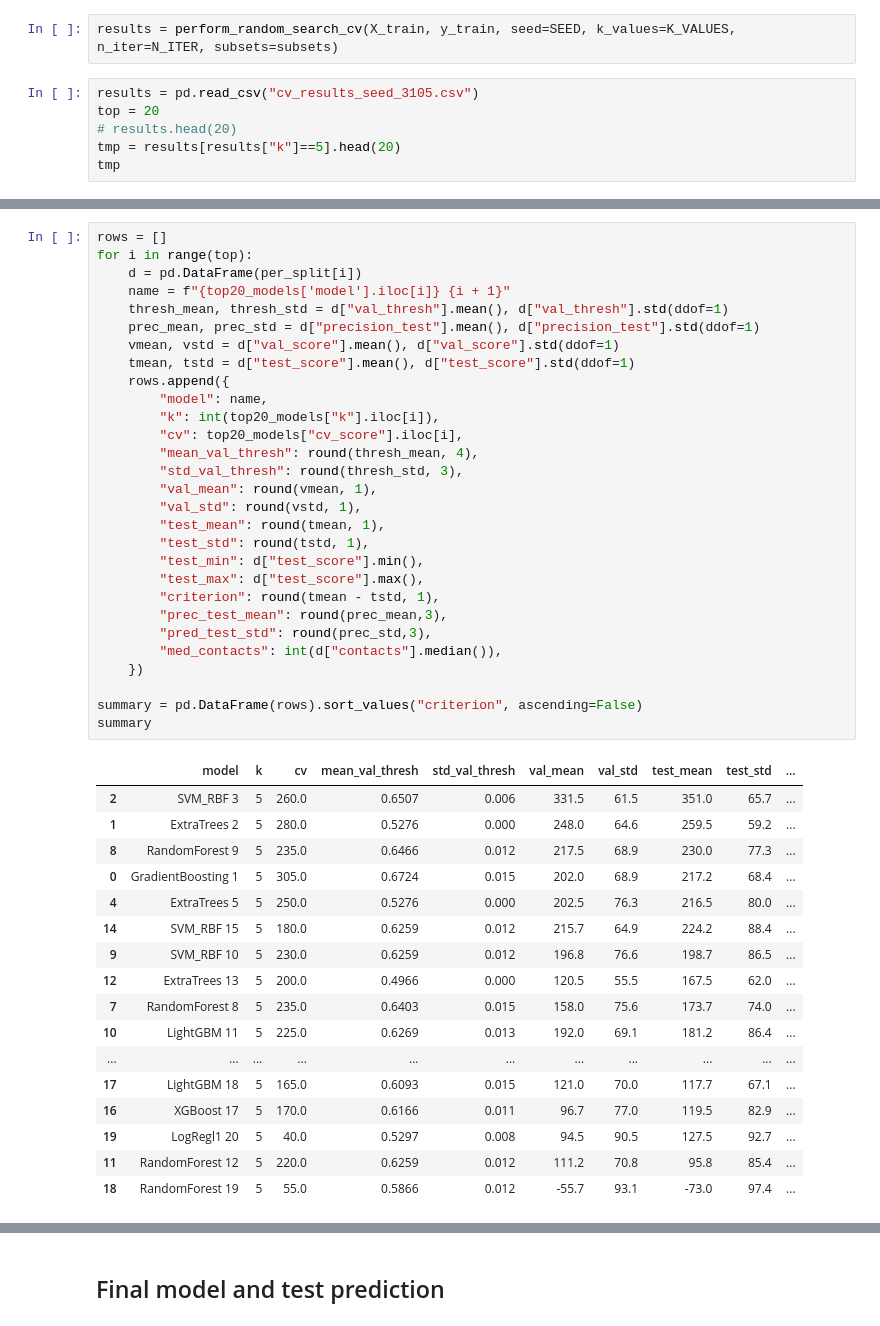
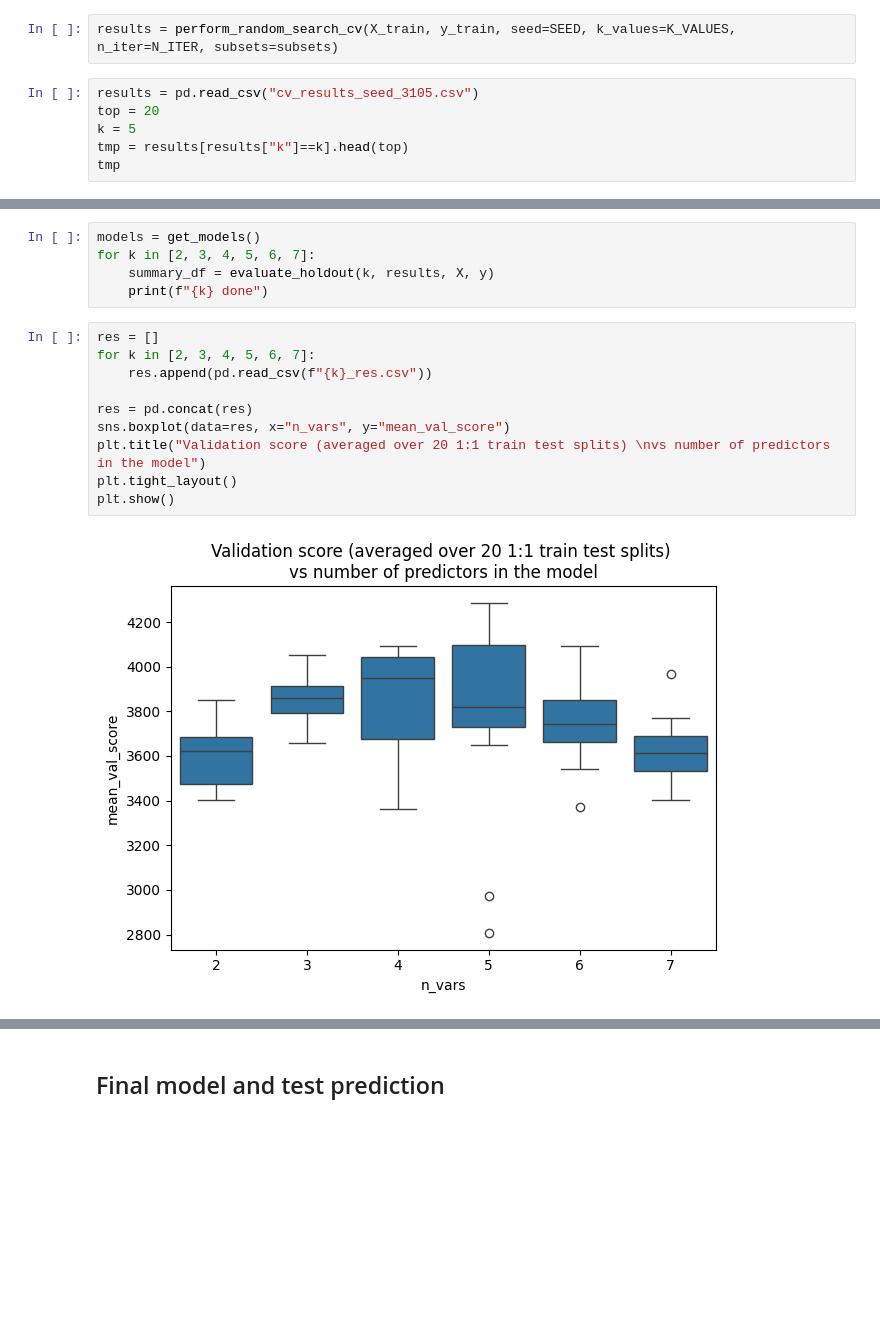
Before and after one commit to olaidczak/cost-sensitive-marketing, a Jupyter notebook: src/model/model_selection.ipynb, the cells around one changed output, grey strips where cells are left out. Cells and saved outputs as stored; diff of their text form; blank space fills up the shorter version.

Commit message:
final results

```diff
--- a/src/model/model_selection.ipynb
+++ b/src/model/model_selection.ipynb
@@ -109,8 +118,8 @@ results = perform_random_search_cv(X_train, y_train, seed=SEED, k_values=K_VALUE
 # %%
 results = pd.read_csv("cv_results_seed_3105.csv")
 top = 20
-# results.head(20)
-tmp = results[results["k"]==5].head(20)
+k = 5
+tmp = results[results["k"]==k].head(top)
 tmp
 # %% [output]
 |  | k | kind | model | cv_score | cv_score_std | features | best_params | accuracy | accuracy_std | ... |
@@ -184,50 +152,20 @@ for i in range(top):
-# %%
-rows = []
-for i in range(top):
-    d = pd.DataFrame(per_split[i])
-    name = f"{top20_models['model'].iloc[i]} {i + 1}"
-    thresh_mean, thresh_std = d["val_thresh"].mean(), d["val_thresh"].std(ddof=1)
-    prec_mean, prec_std = d["precision_test"].mean(), d["precision_test"].std(ddof=1)
-    vmean, vstd = d["val_score"].mean(), d["val_score"].std(ddof=1)
-    tmean, tstd = d["test_score"].mean(), d["test_score"].std(ddof=1)
-    rows.append({
-        "model": name,
-        "k": int(top20_models["k"].iloc[i]),
-        "cv": top20_models["cv_score"].iloc[i],
-        "mean_val_thresh": round(thresh_mean, 4),
-        "std_val_thresh": round(thresh_std, 3),
-        "val_mean": round(vmean, 1),
-        "val_std": round(vstd, 1),
-        "test_mean": round(tmean, 1),
-        "test_std": round(tstd, 1),
-        "test_min": d["test_score"].min(),
-        "test_max": d["test_score"].max(),
-        "criterion": round(tmean - tstd, 1),
-        "prec_test_mean": round(prec_mean,3),
-        "pred_test_std": round(prec_std,3),
-        "med_contacts": int(d["contacts"].median()),
-    })
-
-summary = pd.DataFrame(rows).sort_values("criterion", ascending=False)
-summary
-# %% [output]
-|  | model | k | cv | mean_val_thresh | std_val_thresh | val_mean | val_std | test_mean | test_std | ... |
-| 2 | SVM_RBF 3 | 5 | 260.0 | 0.6507 | 0.006 | 331.5 | 61.5 | 351.0 | 65.7 | ... |
-| 1 | ExtraTrees 2 | 5 | 280.0 | 0.5276 | 0.000 | 248.0 | 64.6 | 259.5 | 59.2 | ... |
-| 8 | RandomForest 9 | 5 | 235.0 | 0.6466 | 0.012 | 217.5 | 68.9 | 230.0 | 77.3 | ... |
-| 0 | GradientBoosting 1 | 5 | 305.0 | 0.6724 | 0.015 | 202.0 | 68.9 | 217.2 | 68.4 | ... |
-| 4 | ExtraTrees 5 | 5 | 250.0 | 0.5276 | 0.000 | 202.5 | 76.3 | 216.5 | 80.0 | ... |
-| 14 | SVM_RBF 15 | 5 | 180.0 | 0.6259 | 0.012 | 215.7 | 64.9 | 224.2 | 88.4 | ... |
-| 9 | SVM_RBF 10 | 5 | 230.0 | 0.6259 | 0.012 | 196.8 | 76.6 | 198.7 | 86.5 | ... |
-| 12 | ExtraTrees 13 | 5 | 200.0 | 0.4966 | 0.000 | 120.5 | 55.5 | 167.5 | 62.0 | ... |
-| 7 | RandomForest 8 | 5 | 235.0 | 0.6403 | 0.015 | 158.0 | 75.6 | 173.7 | 74.0 | ... |
-| 10 | LightGBM 11 | 5 | 225.0 | 0.6269 | 0.013 | 192.0 | 69.1 | 181.2 | 86.4 | ... |
-| ... | ... | ... | ... | ... | ... | ... | ... | ... | ... | ... |
-| 17 | LightGBM 18 | 5 | 165.0 | 0.6093 | 0.015 | 121.0 | 70.0 | 117.7 | 67.1 | ... |
-| 16 | XGBoost 17 | 5 | 170.0 | 0.6166 | 0.011 | 96.7 | 77.0 | 119.5 | 82.9 | ... |
-| 19 | LogRegl1 20 | 5 | 40.0 | 0.5297 | 0.008 | 94.5 | 90.5 | 127.5 | 92.7 | ... |
-| 11 | RandomForest 12 | 5 | 220.0 | 0.6259 | 0.012 | 111.2 | 70.8 | 95.8 | 85.4 | ... |
-| 18 | RandomForest 19 | 5 | 55.0 | 0.5866 | 0.012 | -55.7 | 93.1 | -73.0 | 97.4 | ... |
+# %%
+models = get_models()
+for k in [2, 3, 4, 5, 6, 7]:
+    summary_df = evaluate_holdout(k, results, X, y)
+    print(f"{k} done")
+# %%
+res = []
+for k in [2, 3, 4, 5, 6, 7]:
+    res.append(pd.read_csv(f"{k}_res.csv"))
+
+res = pd.concat(res)
+sns.boxplot(data=res, x="n_vars", y="mean_val_score")
+plt.title("Validation score (averaged over 20 1:1 train test splits) \nvs number of predictors in the model")
+plt.tight_layout()
+plt.show()
+# %% [output]
+[figure, added]
 # %%
 data_dir = Path("../../data")
 X = pd.read_csv(data_dir / "x_train.txt", sep=" ")
```
Also changed, not shown: parts of 13 cells of this notebook, 10 other files.
